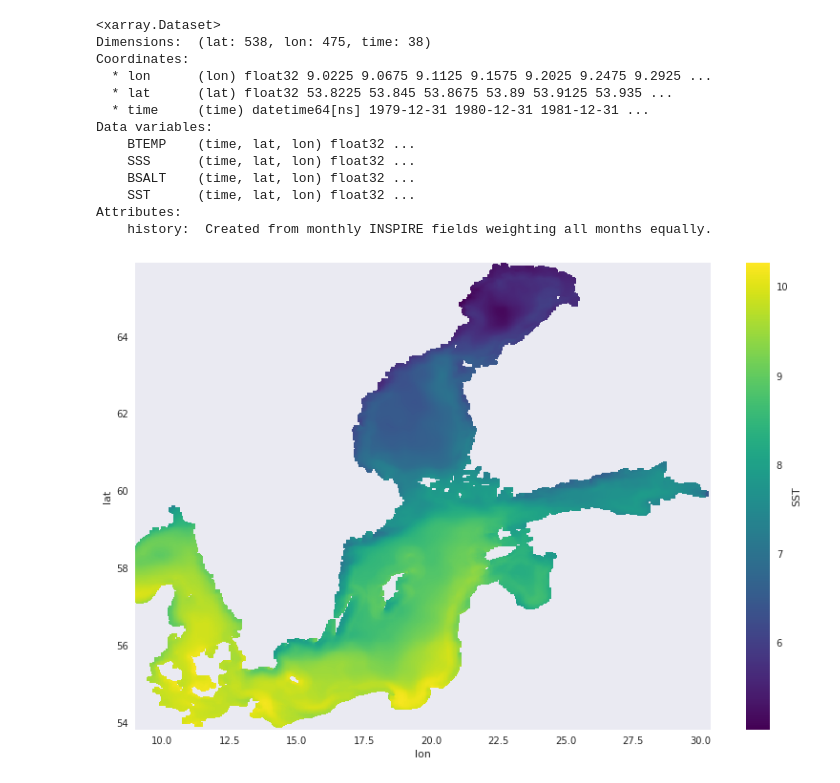
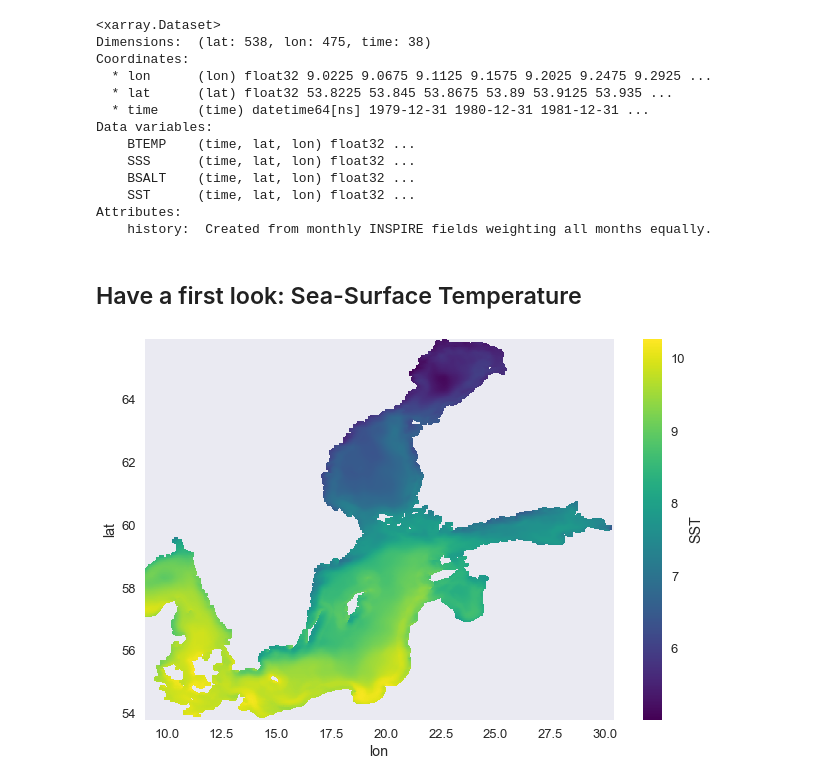
Before and after one commit to geomar-od/python-intro-201804, a Jupyter notebook: session-02_part-04_read_and_plot_baltic_hydrography_xarray.ipynb, the cells around one changed output. Cells and saved outputs as stored; diff of their text form; code cells hidden in the pictures.

```diff
--- a/session-02_part-04_read_and_plot_baltic_hydrography_xarray.ipynb
+++ b/session-02_part-04_read_and_plot_baltic_hydrography_xarray.ipynb
@@ -9,4 +15,4 @@ import warnings
 warnings.filterwarnings('ignore')
 # %%
 sns.set_style("darkgrid")
-sns.set_context("notebook")
+sns.set_context("talk")
@@ -15,7 +23,7 @@ file_name = "data/baltic_hydrography/INSPIRE_1979_2016_annual_oce_surf_and_botto
 
 ds = xr.open_dataset(file_name)
 
-ds = ds.sel(lon=slice(9, 31))
+ds = ds.sel(lon=slice(9, None))  # East of 9°E
 
 display(ds)
 # %% [output]
@@ -32,7 +40,9 @@ Data variables:
     SST      (time, lat, lon) float32 ...
 Attributes:
     history:  Created from monthly INSPIRE fields weighting all months equally.
+# %% [markdown]
+## Have a first look: Sea-Surface Temperature
 # %%
-ds.SST.mean("time").plot(size=9);
+ds.SST.mean("time").plot(size=7);
 # %% [output]
-[figure, old version]
+[figure, new version]
```
Also changed, not shown: parts of 14 cells of this notebook.
